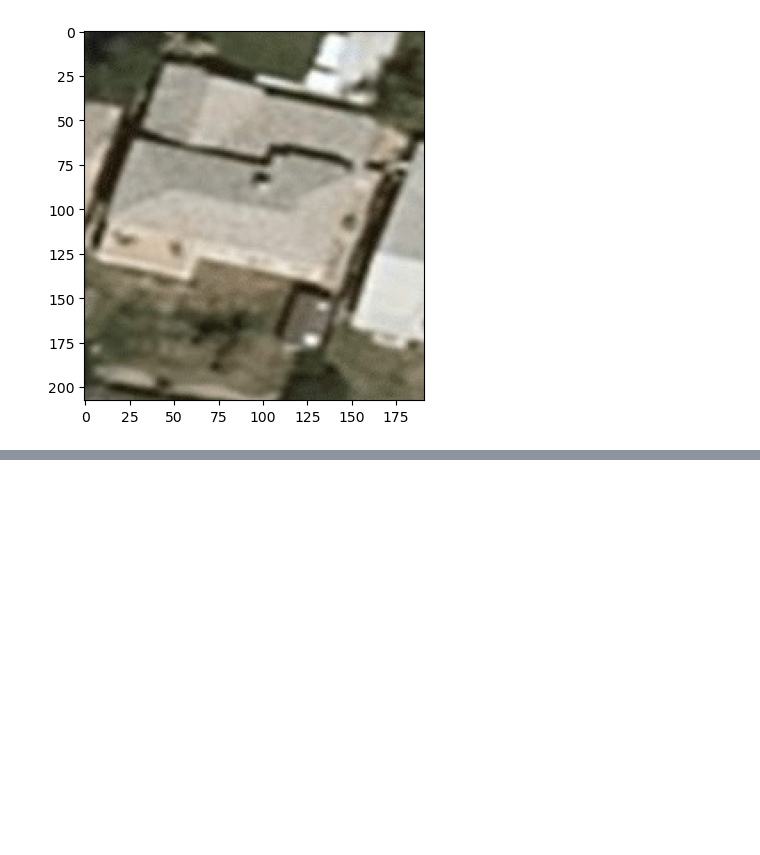
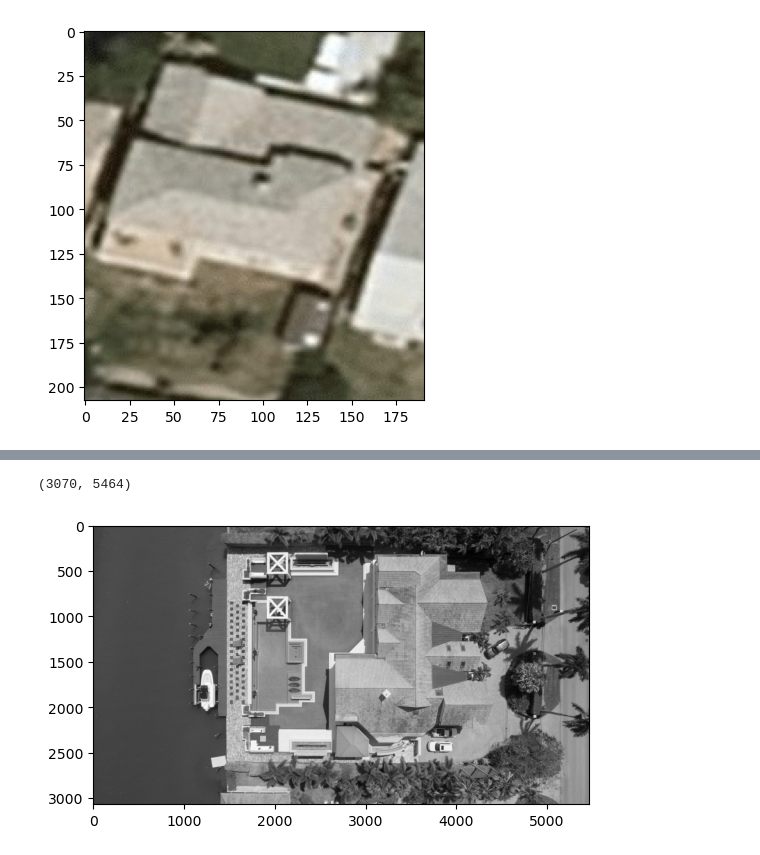
Before and after one commit to lokeshkumarn/Notebooks, a Jupyter notebook: aerial-view-open-cv.ipynb, the cells around one changed output, grey strips where cells are left out. Drawn from its saved outputs; the diff is of its cells as text; code cells hidden in the pictures; blank space fills up the shorter version.

```diff
--- a/aerial-view-open-cv.ipynb
+++ b/aerial-view-open-cv.ipynb
@@ -133,0 +149,6 @@ plot_BGR_to_RGB(bgr)
+# %%
+plot_BGR_to_RGB(g)
+print(g.shape)
+# %% [output]
+(3070, 5464)
+[figure, added]
```
Also changed, not shown: parts of 7 cells of this notebook.
